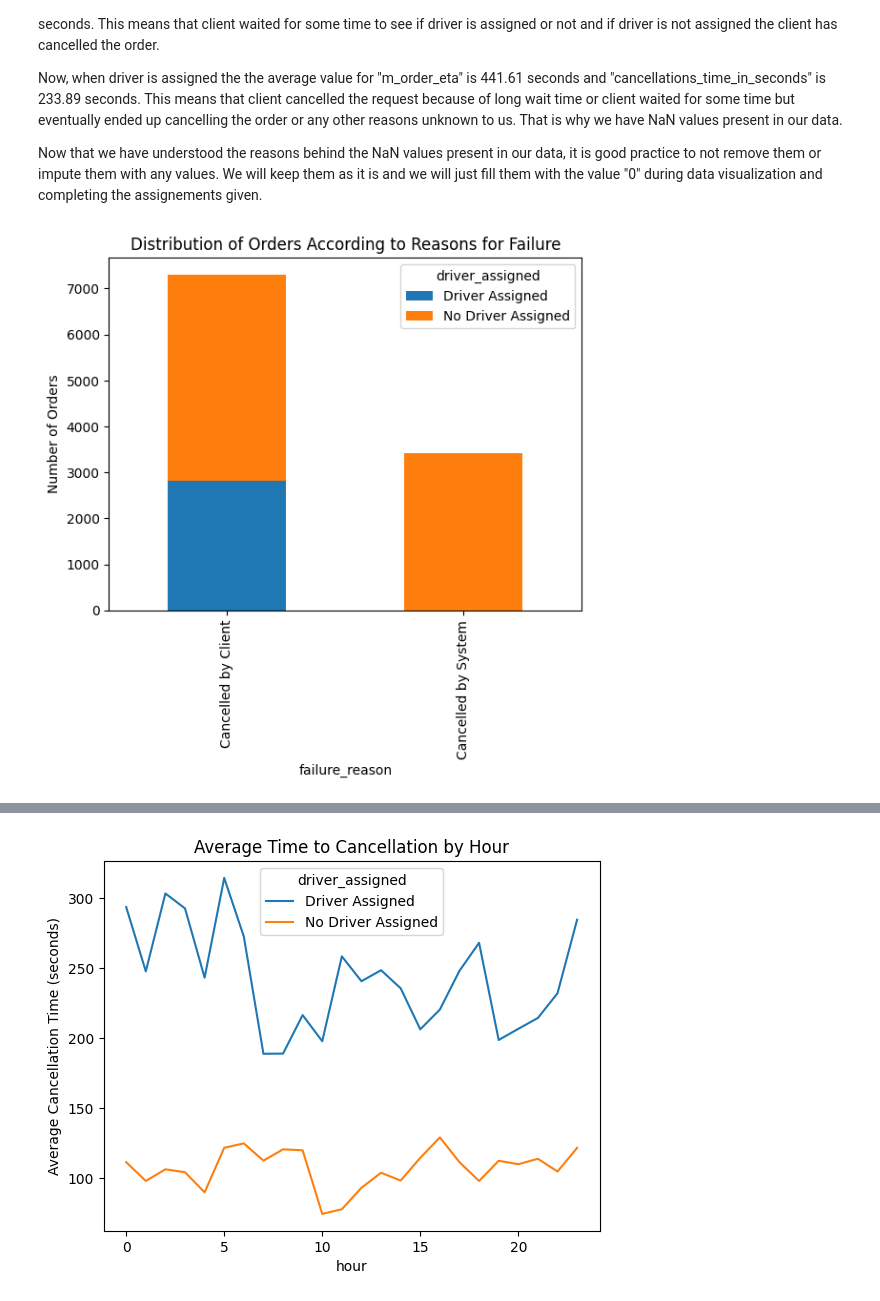
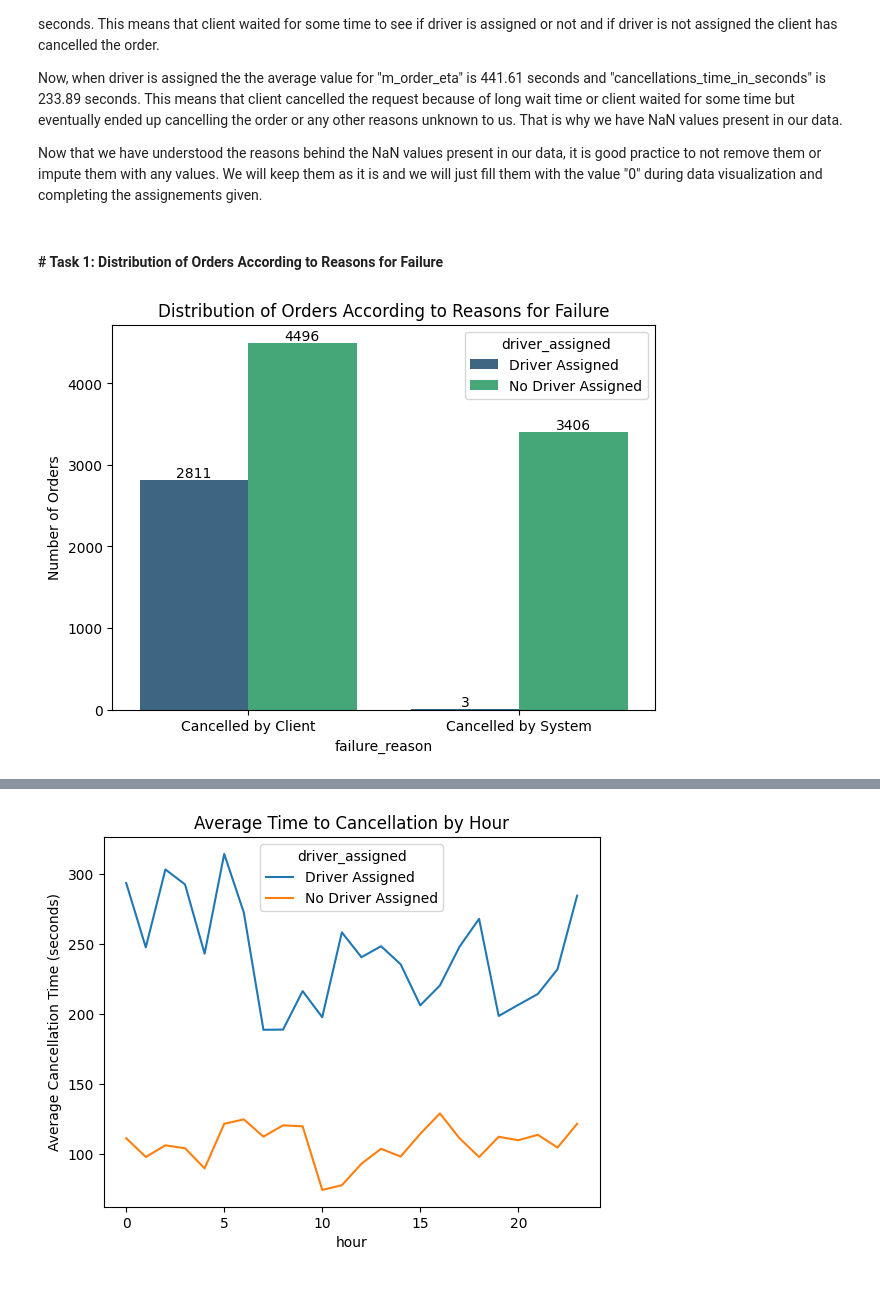
Before and after one commit to Akshay-Paunikar/Gett---Business-Analysis, a Jupyter notebook: Gett_Business_Analysis.ipynb, the cells around one changed output, grey strips where cells are left out. Saved outputs shown, nothing was run; the diff lists cells and outputs as text; code cells hidden in the pictures.

Commit message:
Task 1: Distribution of Orders According to Reasons for Failure

```diff
--- a/Gett_Business_Analysis.ipynb
+++ b/Gett_Business_Analysis.ipynb
@@ -273,19 +273,27 @@ Now, when driver is not assigned the average value for "m_order_eta" is NaN and
 Now, when driver is assigned the the average value for "m_order_eta" is 441.61 seconds and "cancellations_time_in_seconds" is 233.89 seconds. This means that client cancelled the request because of long wait time or client waited for some time but eventually ended up cancelling the order or any other reasons unknown to us. That is why we have NaN values present in our data.
 
 Now that we have understood the reasons behind the NaN values present in our data, it is good practice to not remove them or impute them with any values. We will keep them as it is and we will just fill them with the value "0" during data visualization and completing the assignements given.
+# %% [markdown]
+#### # Task 1: Distribution of Orders According to Reasons for Failure
 # %%
 # Task 1: Distribution of Orders According to Reasons for Failure
 orders['failure_reason'] = orders.apply(
     lambda x: 'Cancelled by Client' if x['order_status_key'] == 4 else
               'Cancelled by System' if x['order_status_key'] == 9 else 'Other', axis=1)
 orders['driver_assigned'] = orders['is_driver_assigned_key'].apply(lambda x: 'Driver Assigned' if x == 1 else 'No Driver Assigned')
 
-failure_dist = orders.groupby(['failure_reason', 'driver_assigned']).size().unstack().fillna(0)
-failure_dist.plot(kind='bar', stacked=True)
+# let's visualize the data using a countplot
+plt.figure(figsize=(7,5))
+
+ax1 = plt.subplot2grid((1,1),(0,0))
+
+sns.countplot(x='failure_reason', data=orders, hue='driver_assigned', palette='viridis', ax=ax1)
+for i in ax1.containers:
+    plt.bar_label(i)
 plt.title('Distribution of Orders According to Reasons for Failure')
 plt.ylabel('Number of Orders')
 plt.show()
 # %% [output]
-[figure, old version]
+[figure, new version]
 # %%
 # Task 2: Distribution of Failed Orders by Hours
```
Also changed, not shown: parts of 1 cell of this notebook, 1 other file.
